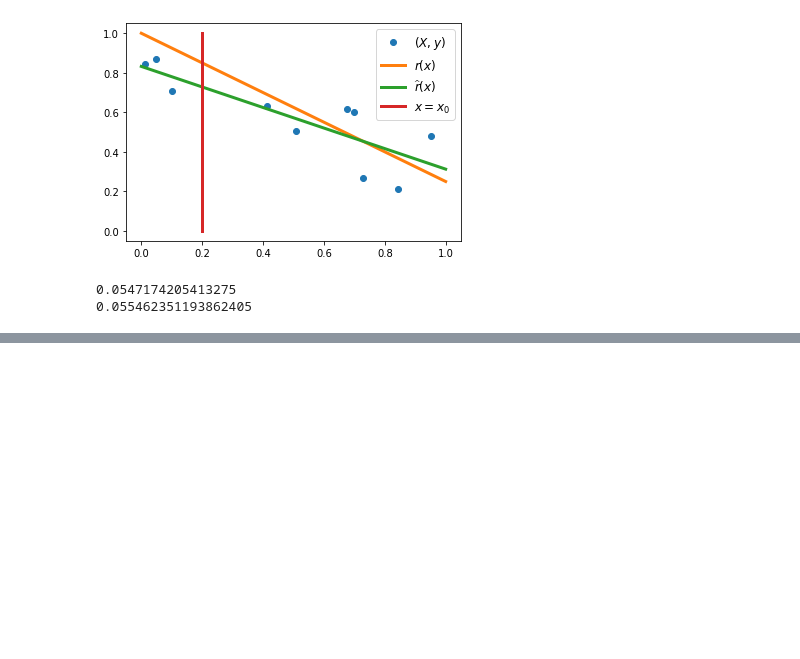
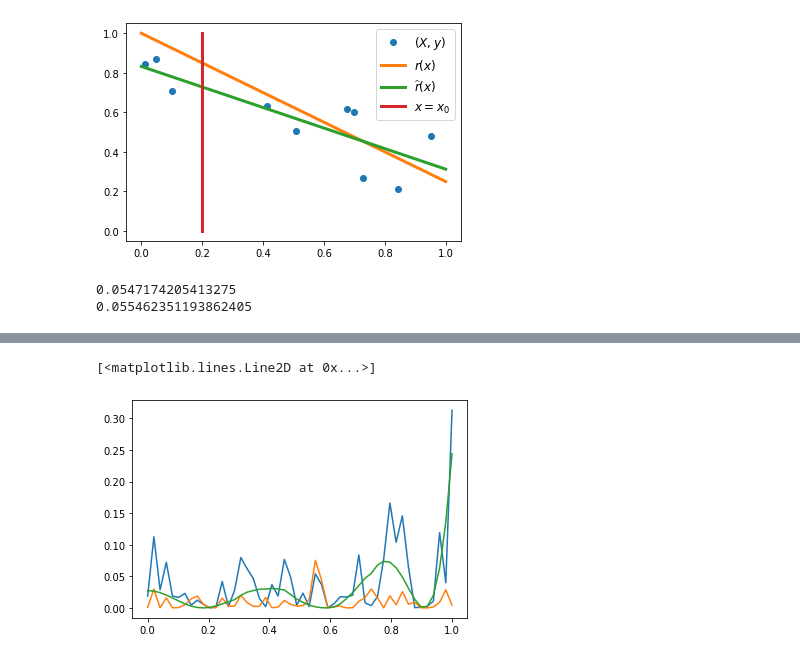
Before and after one commit to mgreenbe/2020-Winter-Math-607, a Jupyter notebook: 06/bias.ipynb, the cells around one changed output, grey strips where cells are left out. Drawn from its saved outputs; the diff is of its cells as text; code cells hidden in the pictures; blank space fills up the shorter version.

```diff
--- a/06/bias.ipynb
+++ b/06/bias.ipynb
@@ -334,0 +365,19 @@ var
+# %%
+M = KNeighborsRegressor(n_neighbors=25)
+M.fit(X.reshape(-1, 1), y)
+
+# X_te = np.linspace(0, 1)
+# plt.plot(X_te, M.predict(X_te.reshape(-1, 1)), lw=3)
+# plt.plot(X_te, X_te*np.sin(2*np.pi*X_te))
+# plt.plot(X, y, 'o')
+
+mse_tr = mean_squared_error(y, M.predict(X.reshape(-1, 1)))
+e_tr = (y - M.predict(X.reshape(-1, 1)))**2
+plt.plot(X, e_tr)
+var_y = (y - r)**2
+plt.plot(X, var_y)
+d = (r - M.predict(X.reshape(-1, 1)))**2
+plt.plot(X, d)
+# %% [output]
+[<matplotlib.lines.Line2D at 0x...>]
+[figure, added]
```
Also changed, not shown: parts of 15 cells of this notebook, 1 other file.
